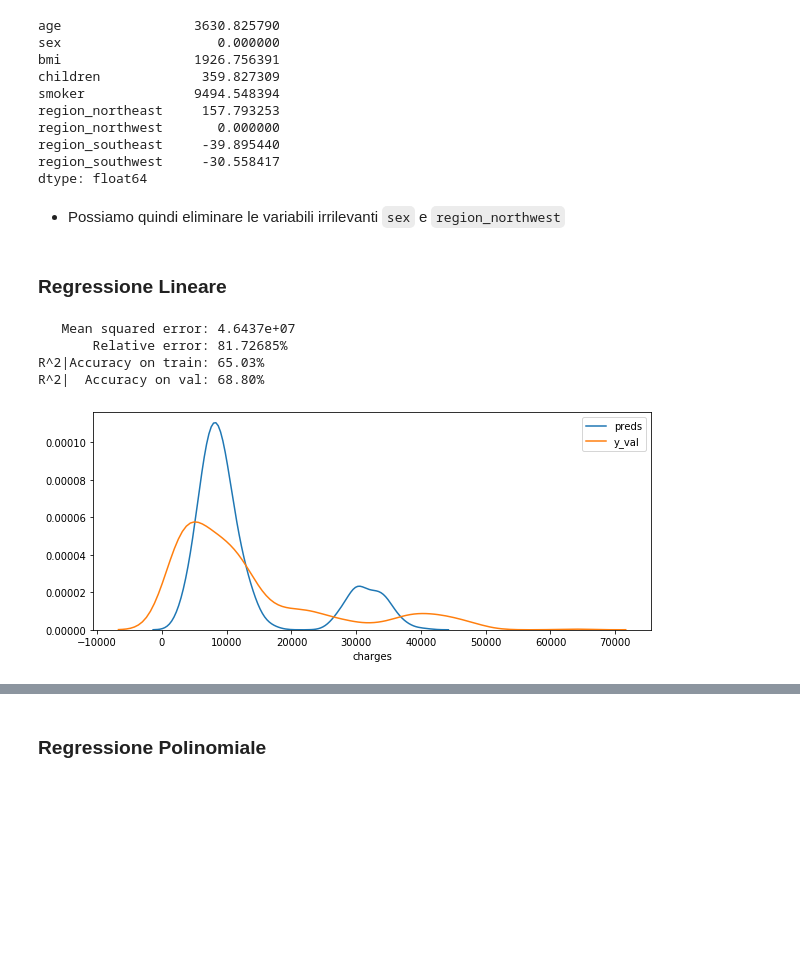
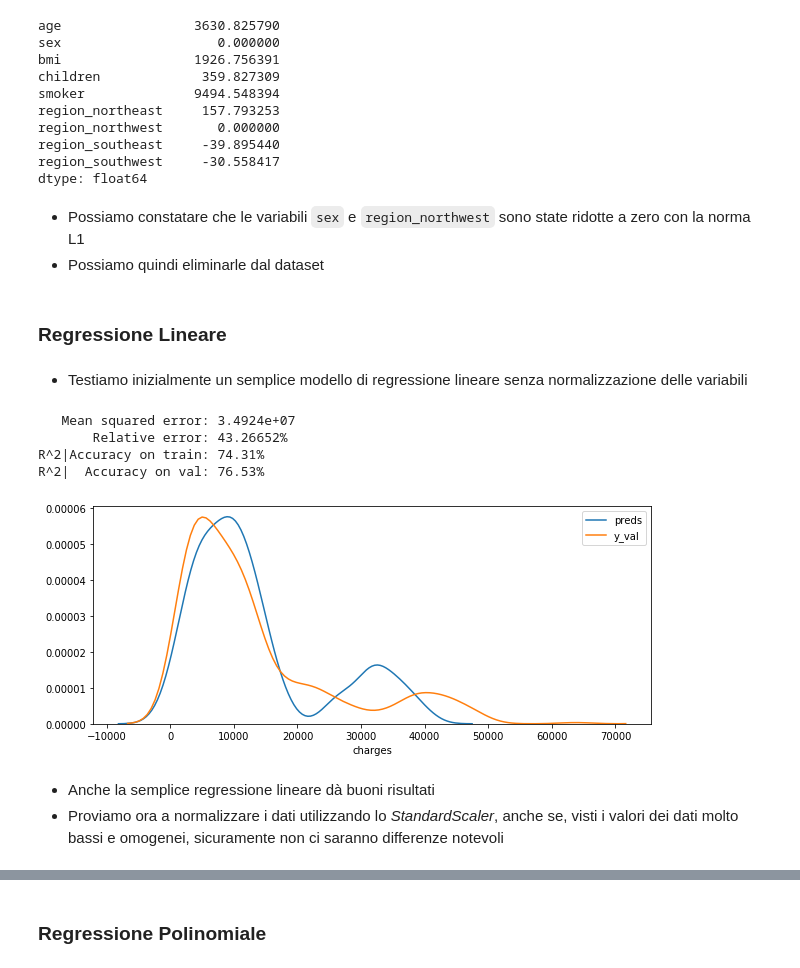
Before and after one commit to eliamarcantognini/DI_project, a Jupyter notebook: DI_Project.ipynb, the cells around one changed output, grey strips where cells are left out. Saved outputs shown, nothing was run; the diff lists cells and outputs as text; code cells hidden in the pictures; blank space fills up the shorter version.

```diff
--- a/DI_Project.ipynb
+++ b/DI_Project.ipynb
@@ -117,3 +145,6 @@ insurance_data.head(5)
 | 2 | 28 | 1 | 33.000 | 3 | 0 | 4449.46200 | 0 | 0 | ... |
 | 3 | 33 | 1 | 22.705 | 0 | 0 | 21984.47061 | 0 | 1 | ... |
 | 4 | 32 | 1 | 28.880 | 0 | 0 | 3866.85520 | 0 | 1 | ... |
+# %%
+for col in ['sex', 'smoker', 'region_northeast', 'region_northwest', 'region_southeast', 'region_southwest']:
+    data[col] = data[col].astype('category')
@@ -380,5 +480,5 @@ sns.heatmap(
     - La Series `y` contenente i valori della colonna `charges` da predire
     - Il DataFrame `X` con i valori di tutte le altre colonne, utili per la predizione
 # %%
-y = insurance_data['charges']
-X = insurance_data.drop(columns='charges')
+y = data['charges']
+X = data.drop(columns='charges')
@@ -450,10 +562,7 @@ model = Pipeline([
     ("scale", StandardScaler()),
     ("reg", Lasso())
 ])
-#model.fit(X_train, y_train)
-#print_eval(model)
-#pd.Series(model.named_steps["regr"].coef_, X.columns)
-grid = {'reg__alpha' : [1, 10, 100, 200]}
+grid = {'reg__alpha' : [1, 10, 100]}
 gs = GridSearchCV(model, grid, cv=kf)
 gs.fit(X_train_full, y_train)
 print('Best params: ', gs.best_params_)
@@ -485,25 +593,31 @@ region_northwest       0.000000
 region_southeast     -39.895440
 region_southwest     -30.558417
 dtype: float64
-# %% [markdown]
-- Possiamo quindi eliminare le variabili irrilevanti `sex` e `region_northwest`
+# %% [markdown]
+- Possiamo constatare che le variabili `sex` e `region_northwest` sono state ridotte a zero con la norma L1
+- Possiamo quindi eliminarle dal dataset
 # %%
-X_train = X_train_full.drop(columns=['sex', 'region_northwest', 'age'])
-X_val = X_val_full.drop(columns=['sex', 'region_northwest', 'age'])
+X_train = X_train_full.drop(columns=['sex', 'region_northwest'])
+X_val = X_val_full.drop(columns=['sex', 'region_northwest'])
+Xd = X.drop(columns=['sex', 'region_northwest'])
 # %% [markdown]
 ### Regressione Lineare
+# %% [markdown]
+- Testiamo inizialmente un semplice modello di regressione lineare senza normalizzazione delle variabili
 # %%
 model = LinearRegression()
 model.fit(X_train, y_train)
-model.score(X_val, y_val)
 mse, re, r2 = print_eval(model)
 save_results('LinReg', mse, re, r2)
 # %% [output]
-   Mean squared error: 4.6437e+07
-       Relative error: 81.72685%
-R^2|Accuracy on train: 65.03%
-R^2|  Accuracy on val: 68.80%
+   Mean squared error: 3.4924e+07
+       Relative error: 43.26652%
+R^2|Accuracy on train: 74.31%
+R^2|  Accuracy on val: 76.53%
-[figure, old version]
+[figure, new version]
+# %% [markdown]
+- Anche la semplice regressione lineare dà buoni risultati
+- Proviamo ora a normalizzare i dati utilizzando lo _StandardScaler_, anche se, visti i valori dei dati molto bassi e omogenei, sicuramente non ci saranno differenze notevoli
 # %%
 model = Pipeline([
     ('scaler', StandardScaler()),
```
Also changed, not shown: parts of 112 cells of this notebook.
